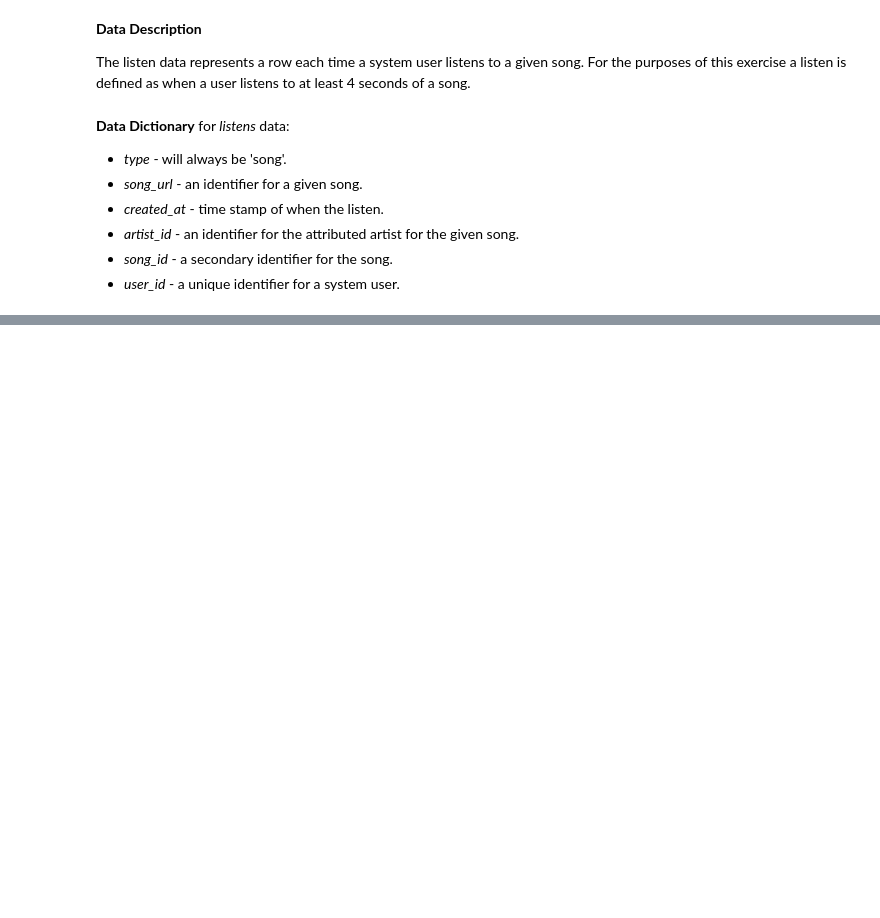
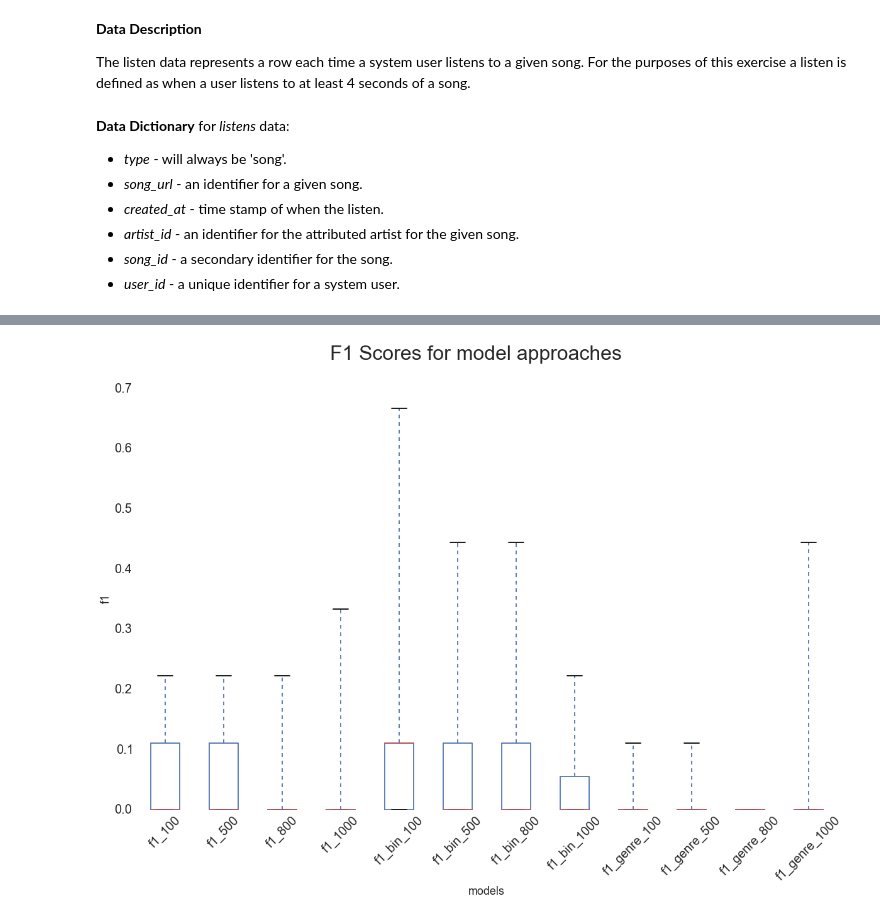
Before and after one commit to jon-eckstein/DAT_SF_13_HOMEWORK, a Jupyter notebook: PROJECT/Project - Artist Recommender System.ipynb, the cells around one changed output, grey strips where cells are left out. Drawn from its saved outputs; the diff is of its cells as text; code cells hidden in the pictures; blank space fills up the shorter version.

```diff
--- a/PROJECT/Project - Artist Recommender System.ipynb
+++ b/PROJECT/Project - Artist Recommender System.ipynb
@@ -153,0 +276,5 @@ north-by-northeast
+# %%
+#load the top artists..
+artist_top_df = pd.read_json("artist_top.json")
+artist_top_df = artist_top_df.drop("last_fm_recs_list",1)
+artist_top_df.head()
@@ -153,0 +288,41 @@ north-by-northeast
+# %%
+from recsys.evaluation.decision import PrecisionRecallF1
+def get_eval_metrics_for_artist2(my_recs, last_fm_recs):
+    try:
+        gt = last_fm_recs
+        test = my_recs
+        decision = PrecisionRecallF1()
+        decision.load(gt, test)
+        pre,recall,f1 = decision.compute()
+        return f1
+    except:
+        return None
+# %%
+matrix_map = {"artist_matrix_100":"100",
+              "artist_matrix_500":"500",
+              "artist_matrix_800":"800",
+              "artist_matrix_1000":"1000",
+              "artist_matrix_2_100":"bin_100",
+              "artist_matrix_2_500":"bin_500",
+              "artist_matrix_2_800":"bin_800",
+              "artist_matrix_2_1000":"bin_1000",
+              "artist_matrix_3_100" : "genre_100",
+              "artist_matrix_3_500" : "genre_500",
+              "artist_matrix_3_800" : "genre_800",
+              "artist_matrix_3_1000" : "genre_1000"
+             }
+# %%
+#create my columns and f1 values...
+for key, value in matrix_map.iteritems():
+    svd = SVD(filename=key)
+    artist_top_df["my_recs_" + value] = artist_top_df.apply(lambda x: get_similar_artists(x["artist_id"]), axis=1)
+    artist_top_df["f1_" + value] = artist_top_df.apply(lambda x: get_eval_metrics_for_artist2(x["my_recs_" + value], x["last_fm_recs"]), axis=1)
+# %%
+fig = plt.figure(figsize=(20,12))
+fig.suptitle('F1 Scores for model approaches', size=32)
+plt.xlabel('models', fontsize=18)
+plt.ylabel('f1', fontsize=18)
+p = artist_top_df.boxplot(return_type='axes', column=["f1_100", "f1_500", "f1_800", "f1_1000","f1_bin_100", "f1_bin_500", "f1_bin_800", "f1_bin_1000","f1_genre_100", "f1_genre_500","f1_genre_800","f1_genre_1000"],rot="45")
+p.tick_params(axis='both', which='major', labelsize=20)
+# %% [output]
+[figure, added]
```
Also changed, not shown: parts of 27 cells of this notebook, 13 other files.
